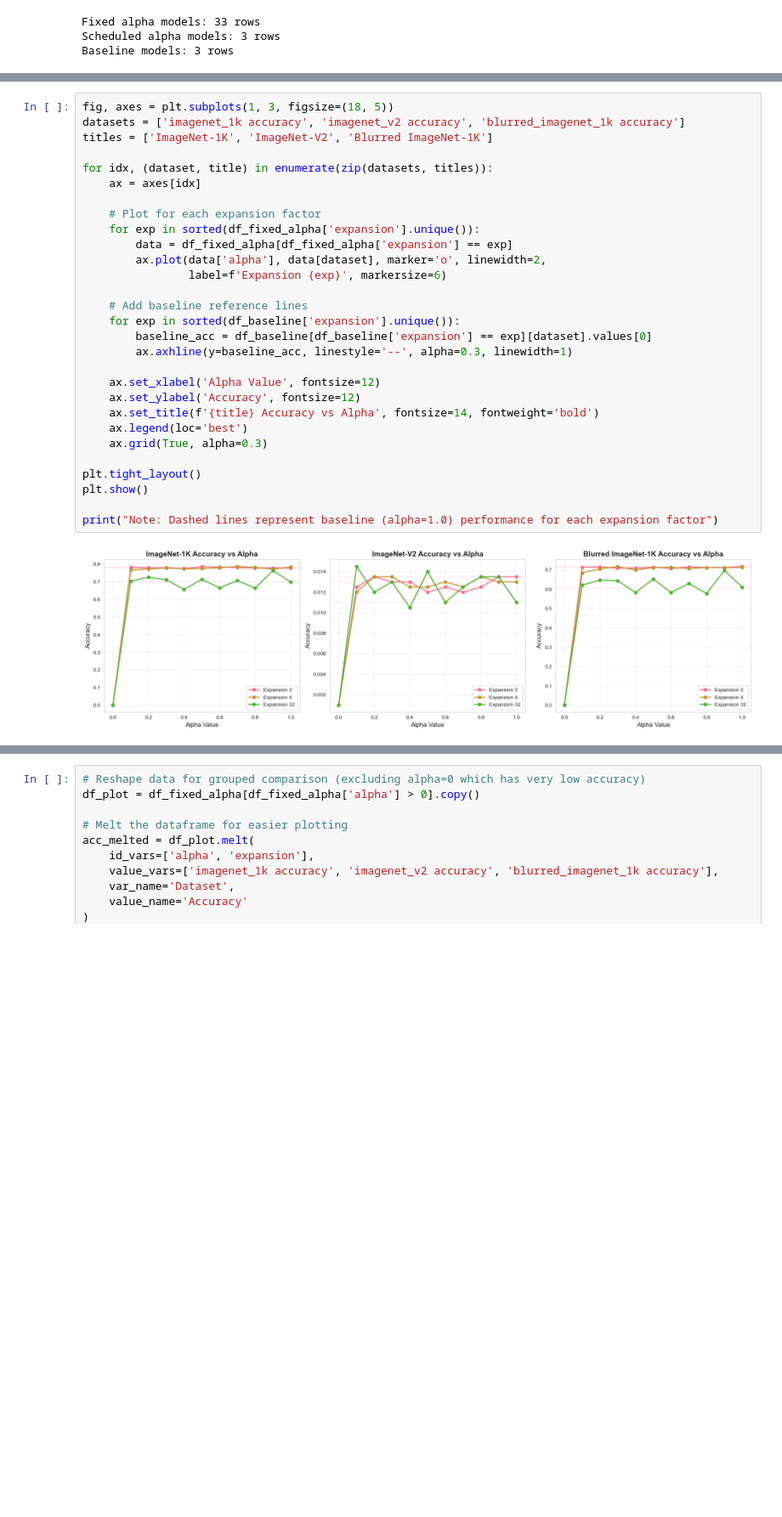
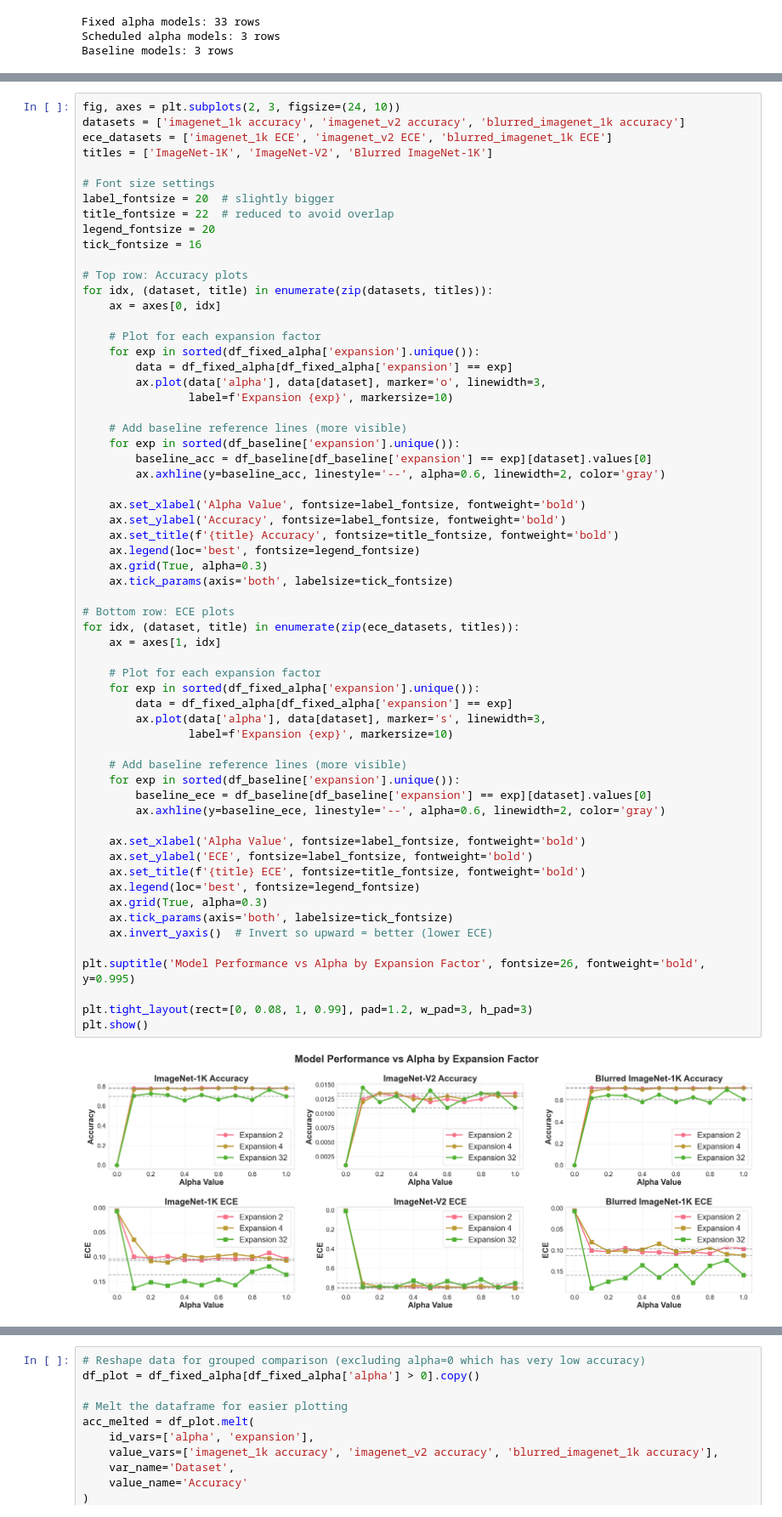
Before and after one commit to hannah-y-gao/vit_sae, a Jupyter notebook: analysis.ipynb, the cells around one changed output, grey strips where cells are left out. Shown at 85% size. Saved outputs shown, nothing was run; the diff lists cells and outputs as text; blank space fills up the shorter version.

```diff
--- a/analysis.ipynb
+++ b/analysis.ipynb
@@ -89,31 +89,63 @@ Baseline models: 3 rows
 # %%
-fig, axes = plt.subplots(1, 3, figsize=(18, 5))
+fig, axes = plt.subplots(2, 3, figsize=(24, 10))
 datasets = ['imagenet_1k accuracy', 'imagenet_v2 accuracy', 'blurred_imagenet_1k accuracy']
+ece_datasets = ['imagenet_1k ECE', 'imagenet_v2 ECE', 'blurred_imagenet_1k ECE']
 titles = ['ImageNet-1K', 'ImageNet-V2', 'Blurred ImageNet-1K']
 
+# Font size settings
+label_fontsize = 20  # slightly bigger
+title_fontsize = 22  # reduced to avoid overlap
+legend_fontsize = 20
+tick_fontsize = 16
+
+# Top row: Accuracy plots
 for idx, (dataset, title) in enumerate(zip(datasets, titles)):
-    ax = axes[idx]
+    ax = axes[0, idx]
 
     # Plot for each expansion factor
     for exp in sorted(df_fixed_alpha['expansion'].unique()):
         data = df_fixed_alpha[df_fixed_alpha['expansion'] == exp]
-        ax.plot(data['alpha'], data[dataset], marker='o', linewidth=2,
-                label=f'Expansion {exp}', markersize=6)
+        ax.plot(data['alpha'], data[dataset], marker='o', linewidth=3,
+                label=f'Expansion {exp}', markersize=10)
 
-    # Add baseline reference lines
+    # Add baseline reference lines (more visible)
     for exp in sorted(df_baseline['expansion'].unique()):
         baseline_acc = df_baseline[df_baseline['expansion'] == exp][dataset].values[0]
-        ax.axhline(y=baseline_acc, linestyle='--', alpha=0.3, linewidth=1)
+        ax.axhline(y=baseline_acc, linestyle='--', alpha=0.6, linewidth=2, color='gray')
 
-    ax.set_xlabel('Alpha Value', fontsize=12)
-    ax.set_ylabel('Accuracy', fontsize=12)
-    ax.set_title(f'{title} Accuracy vs Alpha', fontsize=14, fontweight='bold')
-    ax.legend(loc='best')
+    ax.set_xlabel('Alpha Value', fontsize=label_fontsize, fontweight='bold')
+    ax.set_ylabel('Accuracy', fontsize=label_fontsize, fontweight='bold')
+    ax.set_title(f'{title} Accuracy', fontsize=title_fontsize, fontweight='bold')
+    ax.legend(loc='best', fontsize=legend_fontsize)
     ax.grid(True, alpha=0.3)
+    ax.tick_params(axis='both', labelsize=tick_fontsize)
 
-plt.tight_layout()
+# Bottom row: ECE plots
+for idx, (dataset, title) in enumerate(zip(ece_datasets, titles)):
+    ax = axes[1, idx]
+
+    # Plot for each expansion factor
+    for exp in sorted(df_fixed_alpha['expansion'].unique()):
+        data = df_fixed_alpha[df_fixed_alpha['expansion'] == exp]
+        ax.plot(data['alpha'], data[dataset], marker='s', linewidth=3,
+                label=f'Expansion {exp}', markersize=10)
+
+    # Add baseline reference lines (more visible)
+    for exp in sorted(df_baseline['expansion'].unique()):
+        baseline_ece = df_baseline[df_baseline['expansion'] == exp][dataset].values[0]
+        ax.axhline(y=baseline_ece, linestyle='--', alpha=0.6, linewidth=2, color='gray')
+
+    ax.set_xlabel('Alpha Value', fontsize=label_fontsize, fontweight='bold')
+    ax.set_ylabel('ECE', fontsize=label_fontsize, fontweight='bold')
+    ax.set_title(f'{title} ECE', fontsize=title_fontsize, fontweight='bold')
+    ax.legend(loc='best', fontsize=legend_fontsize)
+    ax.grid(True, alpha=0.3)
+    ax.tick_params(axis='both', labelsize=tick_fontsize)
+    ax.invert_yaxis()  # Invert so upward = better (lower ECE)
+
+plt.suptitle('Model Performance vs Alpha by Expansion Factor', fontsize=26, fontweight='bold', y=0.995)
+
+plt.tight_layout(rect=[0, 0.08, 1, 0.99], pad=1.2, w_pad=3, h_pad=3)
 plt.show()
-
-print("Note: Dashed lines represent baseline (alpha=1.0) performance for each expansion factor")
 # %% [output]
-[figure, old version]
+[figure, new version]
```
Also changed, not shown: parts of 15 cells of this notebook, 6 other files.
